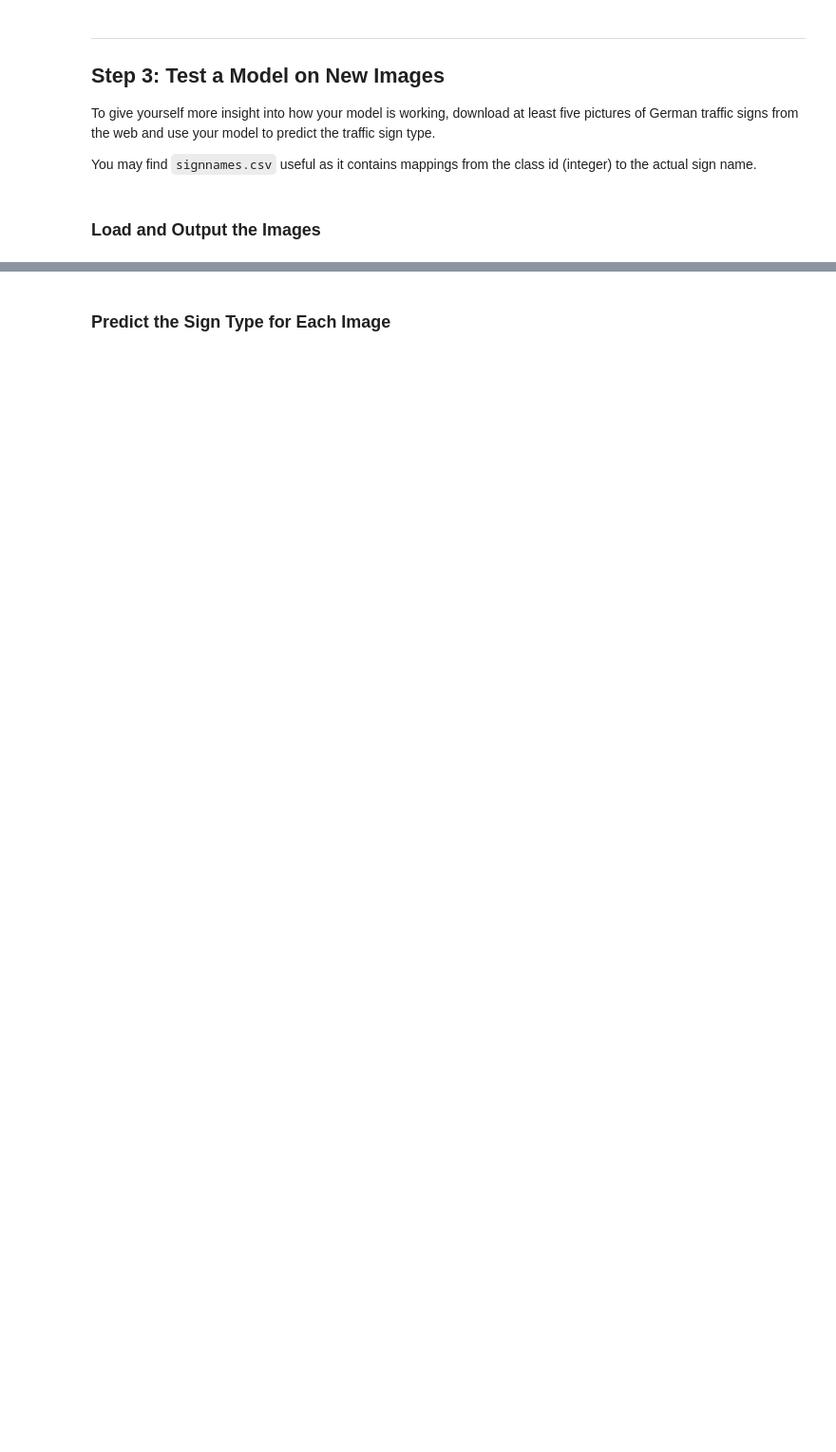
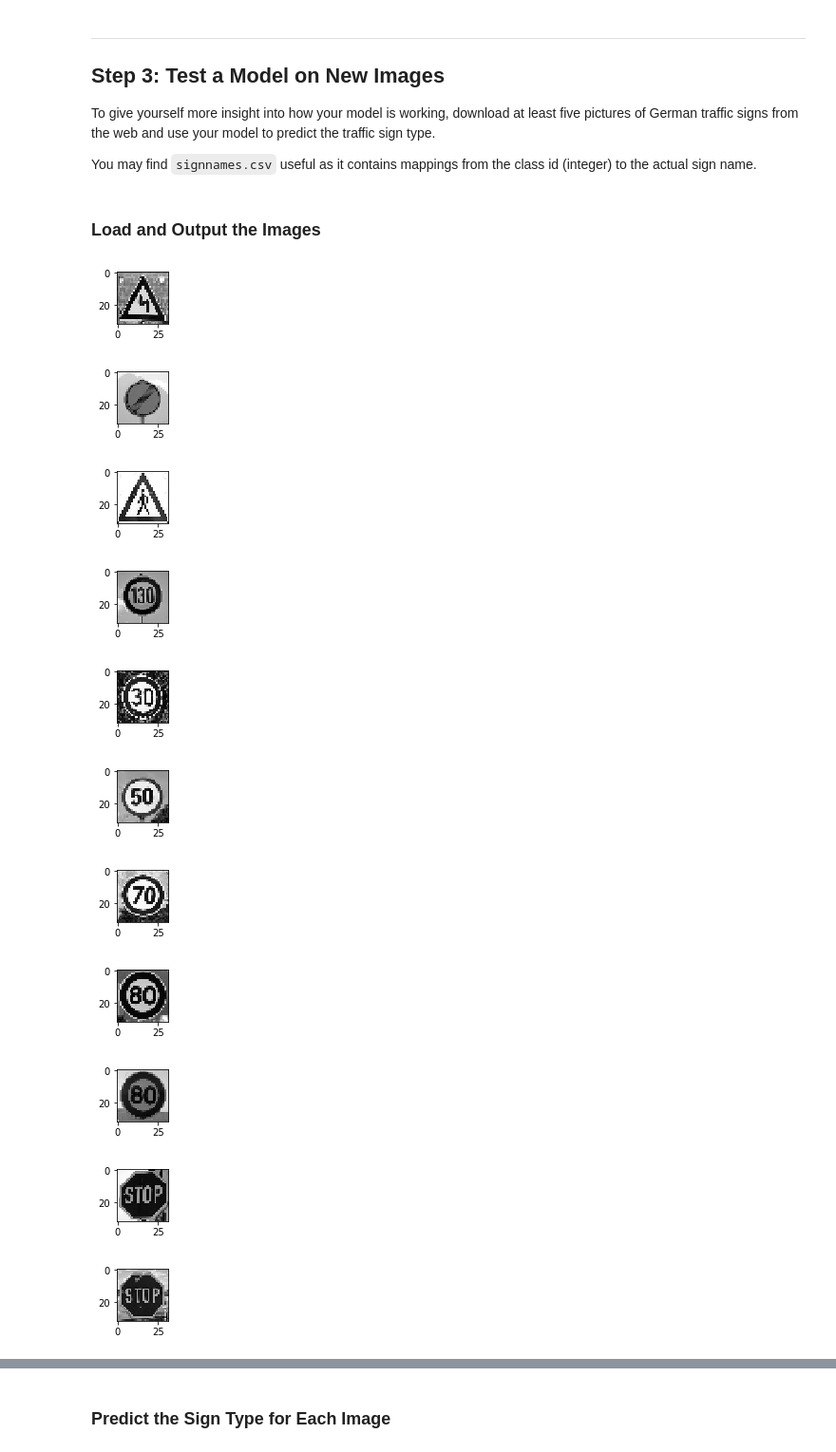
Before and after one commit to vijaykrishnay/Udacity_TrafficSignClassifier, a Jupyter notebook: Traffic_Sign_Classifier.ipynb, the cells around one changed output, grey strips where cells are left out. Shown at 95% size. Cells and saved outputs as stored; diff of their text form; code cells hidden in the pictures; blank space fills up the shorter version.

```diff
--- a/Traffic_Sign_Classifier.ipynb
+++ b/Traffic_Sign_Classifier.ipynb
@@ -631,0 +794,26 @@ You may find `signnames.csv` useful as it contains mappings from the class id (i
+# %%
+web_test_imgs = [os.path.join("web_images_test", f) for f in os.listdir("web_images_test/")
+                 if f.endswith(".jpg") or f.endswith(".png")]
+# %%
+X_web_test = np.array([cv2.resize(cv2.imread(img_i), (32,32)) for img_i in web_test_imgs])
+# %%
+if X_web_test.shape[-1]==3:
+    X_web_test = rgb_to_gray(X_web_test)
+else:
+    print("Already converted to gray")
+# %%
+for img_ in X_web_test:
+    plt.figure(figsize=(1,1))
+    plt.imshow(img_.squeeze(), cmap='gray')
+# %% [output]
+[figure, added]
+[figure, added]
+[figure, added]
+[figure, added]
+[figure, added]
+[figure, added]
+[figure, added]
+[figure, added]
+[figure, added]
+[figure, added]
+[figure, added]
```
Also changed, not shown: parts of 53 cells of this notebook, 8 other files.
